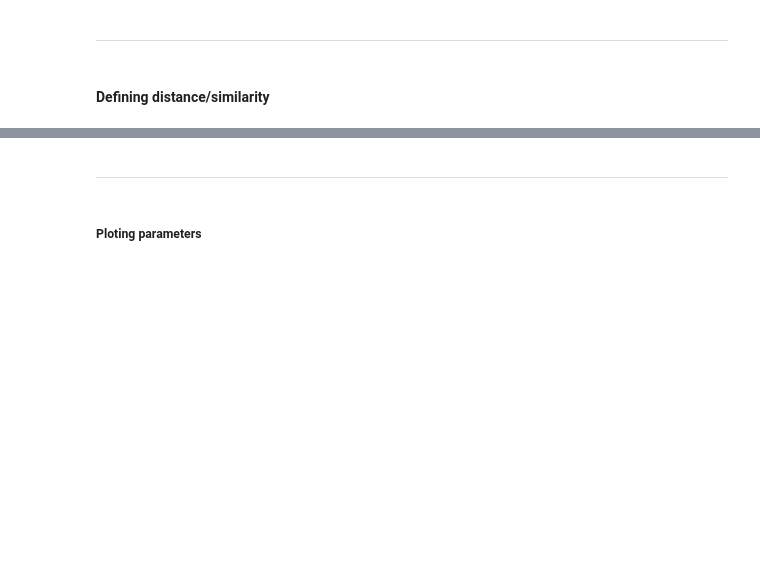
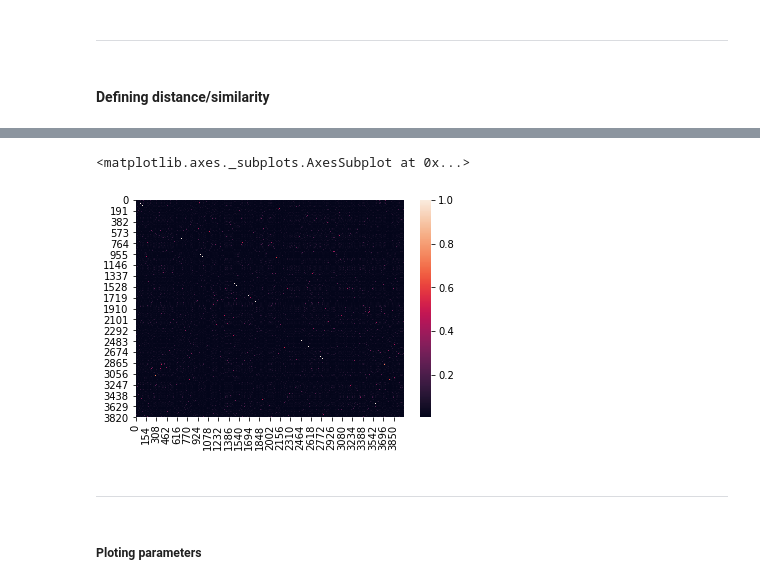
Before and after one commit to rzbhk/playing_with_matches, a Jupyter notebook: notebooks/similarity_trip_clustering_OD_V2.ipynb, the cells around one changed output, grey strips where cells are left out. Drawn from its saved outputs; the diff is of its cells as text; code cells hidden in the pictures; blank space fills up the shorter version.

Commit message:
attempting sim_matrix with multiproc

```diff
--- a/notebooks/similarity_trip_clustering_OD_V2.ipynb
+++ b/notebooks/similarity_trip_clustering_OD_V2.ipynb
@@ -171,0 +180,5 @@ def get_trip_similarity_from_tuple_scaled_wgm(t1,t2):
+# %%
+ODdf = tempdf[:1000000].groupby('trip_id').apply(get_OD_from_50)
+ODdf.columns=['orig_time','orig_x','orig_y','orig_spd','dest_time','dest_x','dest_y','dest_spd']
+# %%
+ODdf.reset_index(level=1,drop=True,inplace=True)
@@ -172,3 +202,12 @@ def get_trip_similarity_from_tuple_scaled_wgm(t1,t2):
+# %%
+sampleODdf = ODdf.sample(frac=0.2)
+# %%
+sim_matrix = pairwise_distances(sampleODdf,metric=get_trip_similarity_wgm,n_jobs=128)
+# %%
+sns.heatmap(sim_matrix)
+# %% [output]
+<matplotlib.axes._subplots.AxesSubplot at 0x...>
+[figure, added]
 # %% [markdown]
 -----
 # %% [markdown]
```
Also changed, not shown: parts of 48 cells of this notebook.
